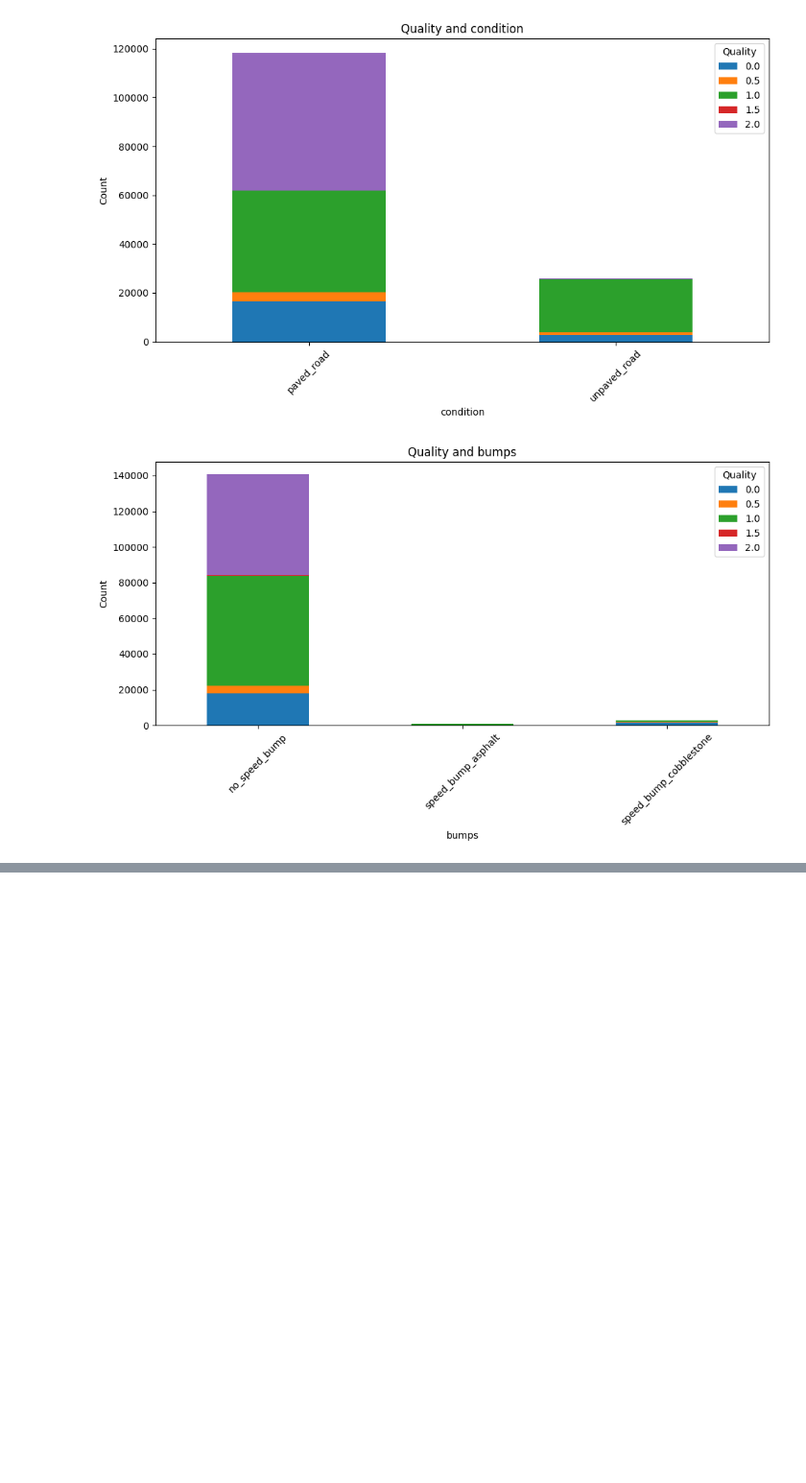
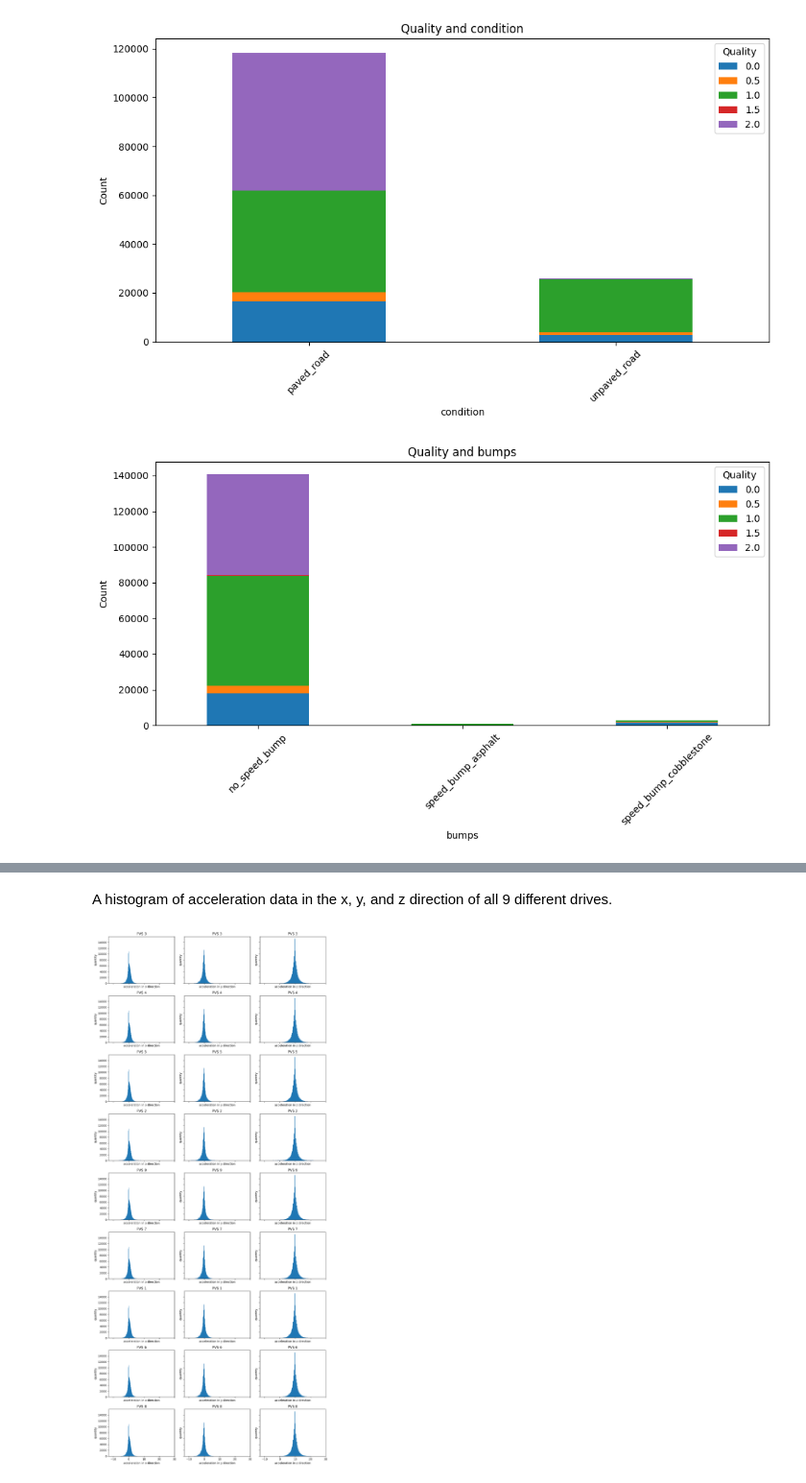
Before and after one commit to binDebug3/CarKalmanFilter, a Jupyter notebook: data_cleaning.ipynb, the cells around one changed output, grey strips where cells are left out. Shown at 96% size. Cells and saved outputs as stored; diff of their text form; code cells hidden in the pictures; blank space fills up the shorter version.

```diff
--- a/data_cleaning.ipynb
+++ b/data_cleaning.ipynb
@@ -417,0 +487,55 @@ plot_bar_chart(label_names, 'bumps')
+# %% [markdown]
+A histogram of acceleration data in the x, y, and z direction of all 9 different drives.
+# %%
+path = '.data/'
+
+# get a list of all the files in the directory
+pvss = os.listdir(path)
+
+# initialize subplots
+fig, ax = plt.subplots(9,3, figsize=(12,27), sharey=True, sharex=True)
+i = j = 0
+
+csvs = []
+for pvs in pvss:
+    files = os.listdir(os.path.join(path, pvs))
+    for file in files:
+        if file.endswith(".csv"):
+            csvs.append(os.path.join(path, pvs, file))
+
+    # assign labels
+    gps = pd.read_csv(csvs[0])
+    left_gps = pd.read_csv(csvs[1])
+    right_gps = pd.read_csv(csvs[2])
+    df_labels = pd.read_csv(csvs[3])
+
+    left_gps = clean_acc(left_gps)
+    right_gps = clean_acc(right_gps)
+
+    # plot acc in x label
+    ax[i,j].hist(left_gps["acc_x_above"], bins=100)
+    ax[i,j].set_xlabel('acceleration in x direction')
+    ax[i,j].set_ylabel('quantity')
+    ax[i,j].set_title(f'{pvs}')
+    j += 1
+
+    # plot acc in x label
+    ax[i,j].hist(left_gps["acc_y_above"], bins=100)
+    ax[i,j].set_xlabel('acceleration in y direction')
+    ax[i,j].set_ylabel('quantity')
+    ax[i,j].set_title(f'{pvs}')
+    j += 1
+
+    # plot acc in x label
+    ax[i,j].hist(left_gps["acc_z_above"], bins=100)
+    ax[i,j].set_xlabel('acceleration in z direction')
+    ax[i,j].set_ylabel('quantity')
+    ax[i,j].set_title(f'{pvs}')
+
+    i += 1
+    j = 0
+
+plt.tight_layout()
+plt.show()
+# %% [output]
+[figure, added]
```
Also changed, not shown: parts of 4 cells of this notebook.
